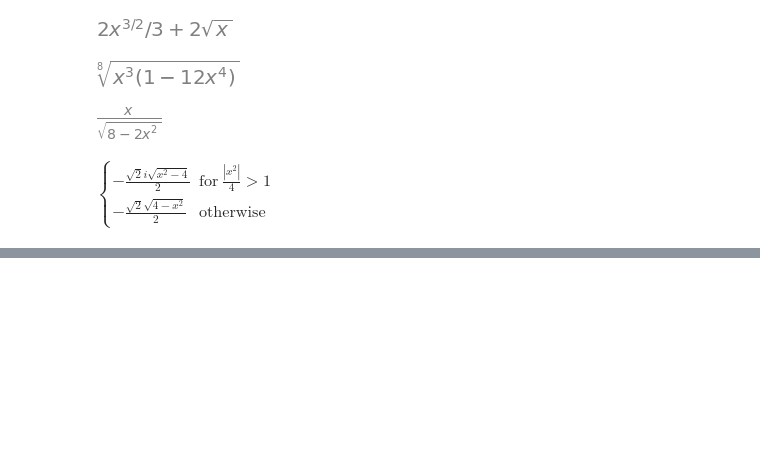
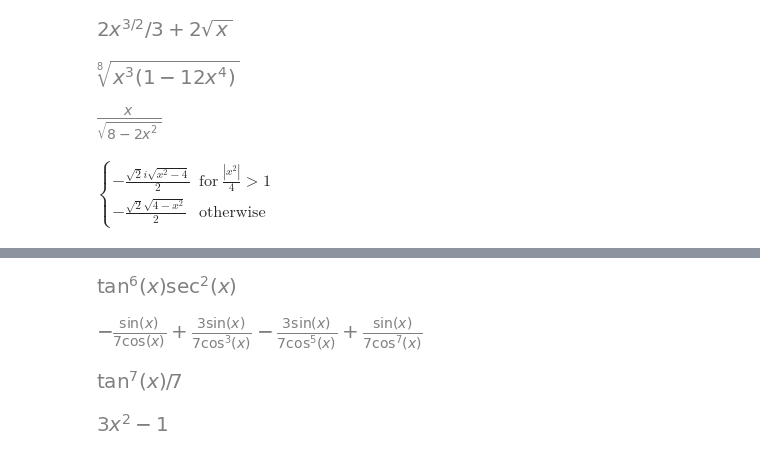
Before and after one commit to beltrewilton/mitx_18.01.2x, a Jupyter notebook: problem_set_1_part_a/lab.ipynb, the cells around one changed output, grey strips where cells are left out. Cells and saved outputs as stored; diff of their text form; code cells hidden in the pictures; blank space fills up the shorter version.

```diff
--- a/problem_set_1_part_a/lab.ipynb
+++ b/problem_set_1_part_a/lab.ipynb
@@ -61,0 +76,14 @@ $\displaystyle \begin{cases} - \frac{\sqrt{2} i \sqrt{x^{2} - 4}}{2} & \text{for
+# %%
+a12 = tan(x)**6 * sec(x)**2
+display(a12)
+res = integrate(a12)
+display(res)
+display(integrate(a12).simplify())
+# %% [output]
+[figure, added]
+[figure, added]
+[figure, added]
+# %%
+(x**3-x).diff()
+# %% [output]
+[figure, added]
```
Also changed, not shown: parts of 2 cells of this notebook.
